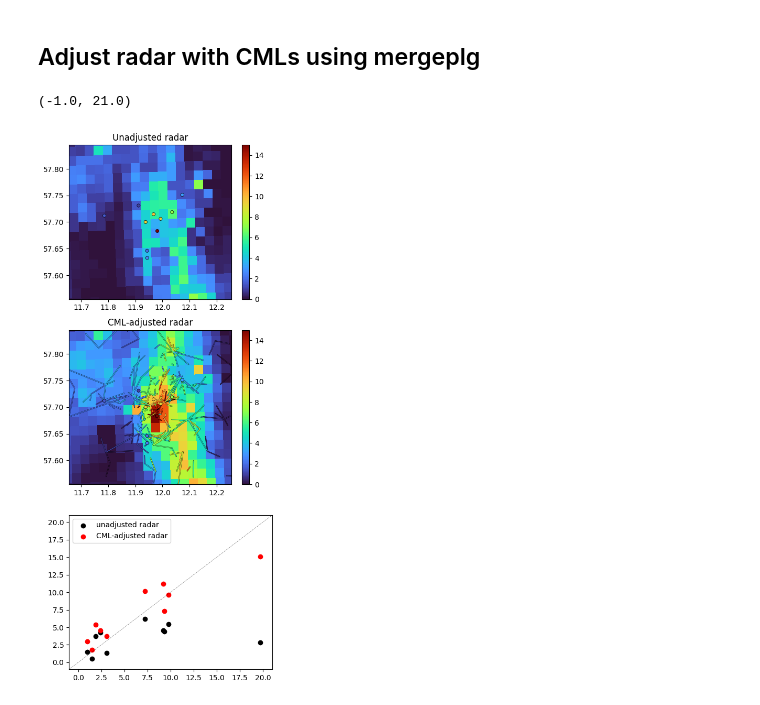
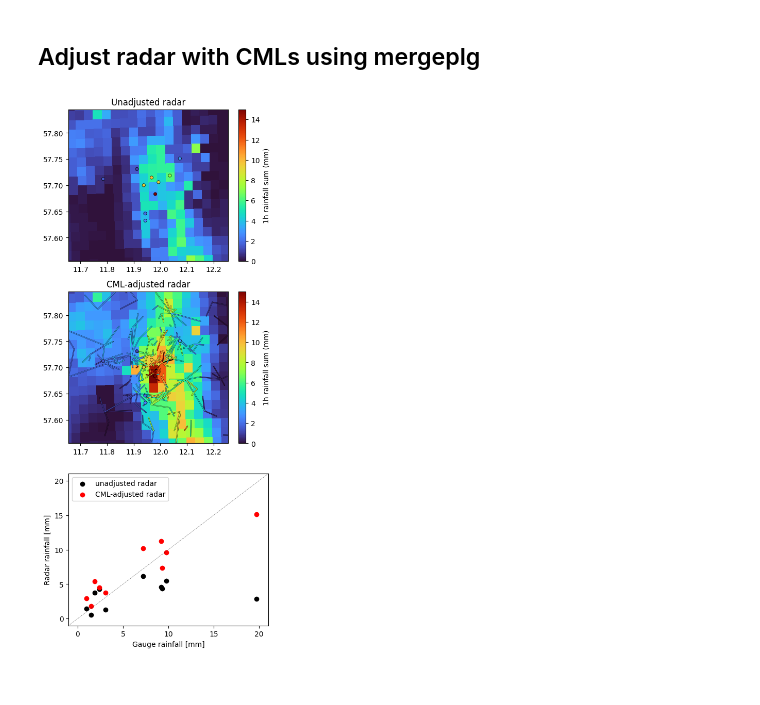
Before and after one commit to OpenSenseAction/OpenSenseAction.github.io, a Jupyter notebook: software-ecosystem/combined.ipynb, the cells around one changed output. Drawn from its saved outputs; the diff is of its cells as text; code cells hidden in the pictures.

```diff
--- a/software-ecosystem/combined.ipynb
+++ b/software-ecosystem/combined.ipynb
@@ -402,6 +405,7 @@ plg.plot_map.plot_plg(
     vmax=vmax,
     ax=axs[0],
     kwargs_cmls_plot={"line_width": 1},
+    colorbar_label="1h rainfall sum (mm)",
 )
 plg.plot_map.plot_plg(
 
@@ -412,39 +416,44 @@ plg.plot_map.plot_plg(
     vmin=vmin,
     vmax=vmax,
     ax=axs[1],
+    colorbar_label="1h rainfall sum (mm)",
+
 )
 axs[2].scatter(
     R_gauges.sel(time=t).data,
     R_rad_at_gauge.data,
     c='k',
     label='unadjusted radar'
 )
 axs[2].scatter(
     R_gauges.sel(time=t).data,
     R_adjusted_rad_at_gauge.data,
     c='r',
     label='CML-adjusted radar'
 )
 axs[2].legend()
 axs[2].plot([-2, 22], [-2, 22], 'k:', linewidth=0.5)
 
 axs[0].set_title('Unadjusted radar')
 axs[1].set_title('CML-adjusted radar')
 
 axs[0].set_xlim(11.655, 12.255)
 axs[0].set_ylim(57.555, 57.845)
 axs[1].set_xlim(11.655, 12.255)
 axs[1].set_ylim(57.555, 57.845)
 axs[0].set_xlabel('')
 axs[0].set_ylabel('')
 axs[1].set_xlabel('')
 axs[1].set_ylabel('')
 
 axs[2].set_xlim(-1, 21)
 axs[2].set_ylim(-1, 21)
+axs[2].set_xlabel('Gauge rainfall [mm]')
+axs[2].set_ylabel('Radar rainfall [mm]')
+axs[2].set_xticks(range(0, 22, 5))
+axs[2].set_yticks(range(0, 22, 5));
 # %% [output]
-(-1.0, 21.0)
-[figure, old version]
+[figure, new version]
 # %%
 fig, axs = plt.subplots(2, 2, figsize=(12, 10), sharex=True, sharey=True)
 
```
Also changed, not shown: parts of 2 cells of this notebook.
